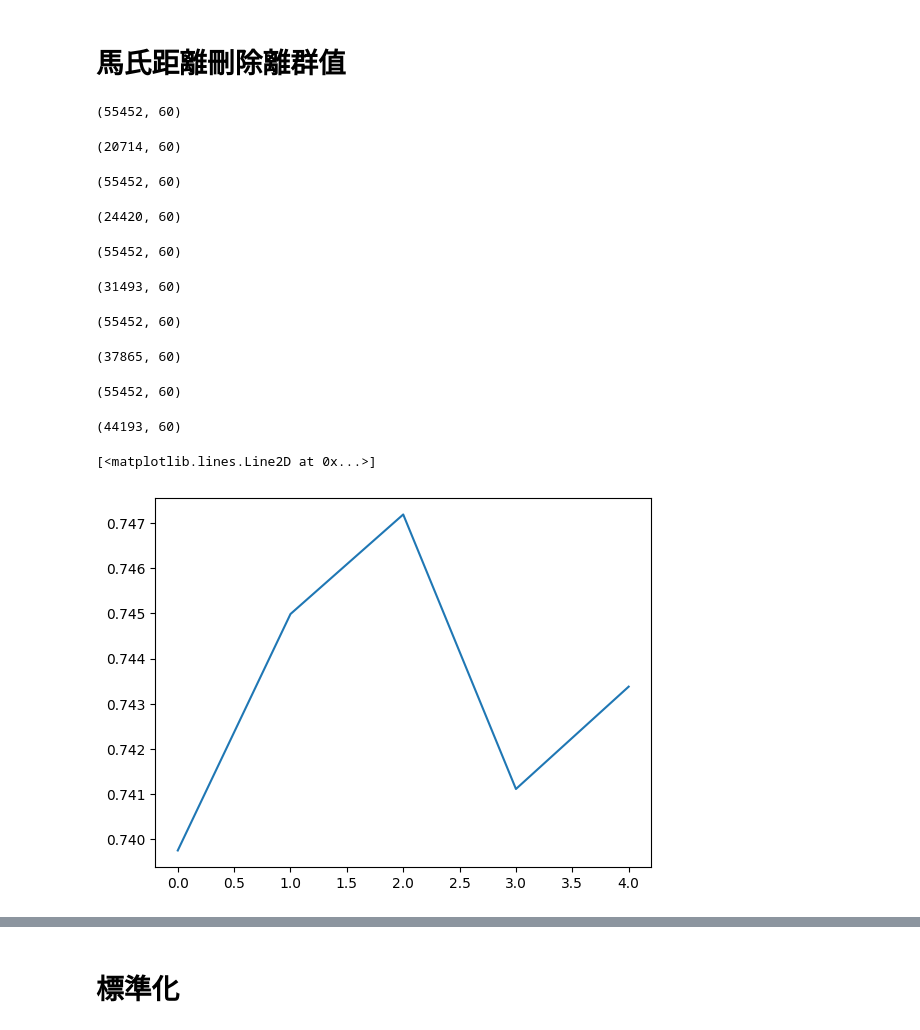
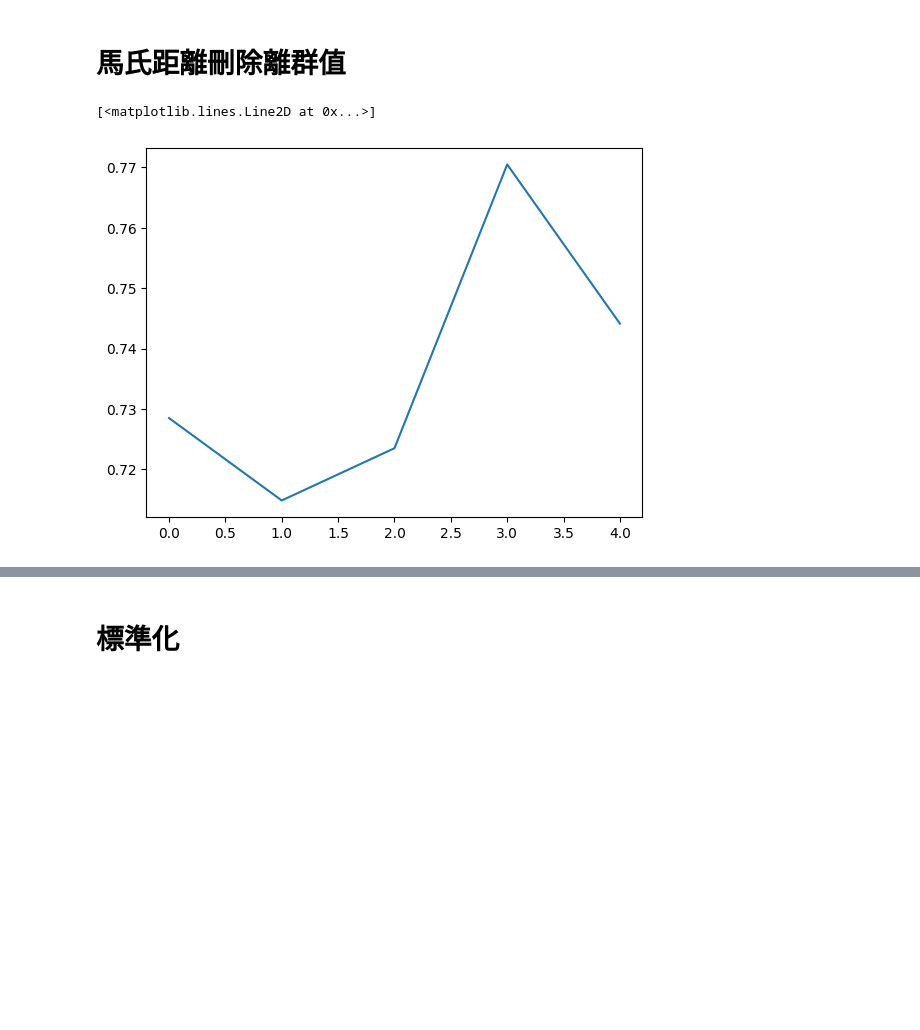
Before and after one commit to skywalker0803r/CFB, a Jupyter notebook: 特徵篩選後建模_尋找卡方分布y1.ipynb, the cells around one changed output, grey strips where cells are left out. Cells and saved outputs as stored; diff of their text form; code cells hidden in the pictures; blank space fills up the shorter version.

```diff
--- a/特徵篩選後建模_尋找卡方分布y1.ipynb
+++ b/特徵篩選後建模_尋找卡方分布y1.ipynb
@@ -115,7 +115,7 @@ def del_outliers_mahalanobis(df,t):
   # 如果你想看哪些是離群值
   outliers = df[distances >= threshold]
 
-  return df_clean
+  return df_clean.index.tolist(),outliers.index.tolist()
 # %%
 from sklearn.ensemble import RandomForestRegressor
 from sklearn.model_selection import train_test_split
@@ -152,26 +152,25 @@ def rf_modeling(X, y, test_size=0.2, random_state=42, n_estimators=100):
 # %%
 import matplotlib.pyplot as plt
 from tqdm import tqdm
 r2_list = []
-for t in tqdm([0.95,0.96,0.97,0.98,0.99]):
-  new_data = data.copy()
-  print(new_data.shape)
+r2_r1_list = []
+r2_r2_list = []
+for t in tqdm([0.99,0.992,0.995,0.998,0.999]):
+  clean_data = data.copy()
   for i in tqdm(features):
-    new_data = new_data.loc[del_outliers_mahalanobis(new_data[[i,'DeSOx_1st']],t).index,:]
-  print(new_data.shape)
-  r2 = rf_modeling(new_data[features],new_data['DeSOx_1st'])
-  r2_list.append(r2)
+    clean_idx,out_index = del_outliers_mahalanobis(clean_data[[i,'DeSOx_1st']],t)
+    clean_data = clean_data.loc[clean_idx,:]
+  out_index = list(set(data.index) - set(clean_data.index))
+  out_data = data.loc[out_index, :]
+  total = len(clean_data)+len(out_data)
+  w1 = len(clean_data)/total
+  w2 = len(out_data)/total
+  r2_1 = rf_modeling(clean_data[features],clean_data['DeSOx_1st'])
+  r2_2 = rf_modeling(out_data[features],out_data['DeSOx_1st'])
+  r2_r1_list.append(r2_1)
+  r2_r2_list.append(r2_2)
+  r2_list.append(r2_1*w1+r2_2*w2)
 plt.plot(r2_list)
 # %% [output]
-(55452, 60)
+[<matplotlib.lines.Line2D at 0x...>]
-(20714, 60)
-(55452, 60)
-(24420, 60)
-(55452, 60)
-(31493, 60)
-(55452, 60)
-(37865, 60)
-(55452, 60)
-(44193, 60)
-[<matplotlib.lines.Line2D at 0x...>]
-[figure, old version]
+[figure, new version]
```
Also changed, not shown: parts of 2 cells of this notebook.
